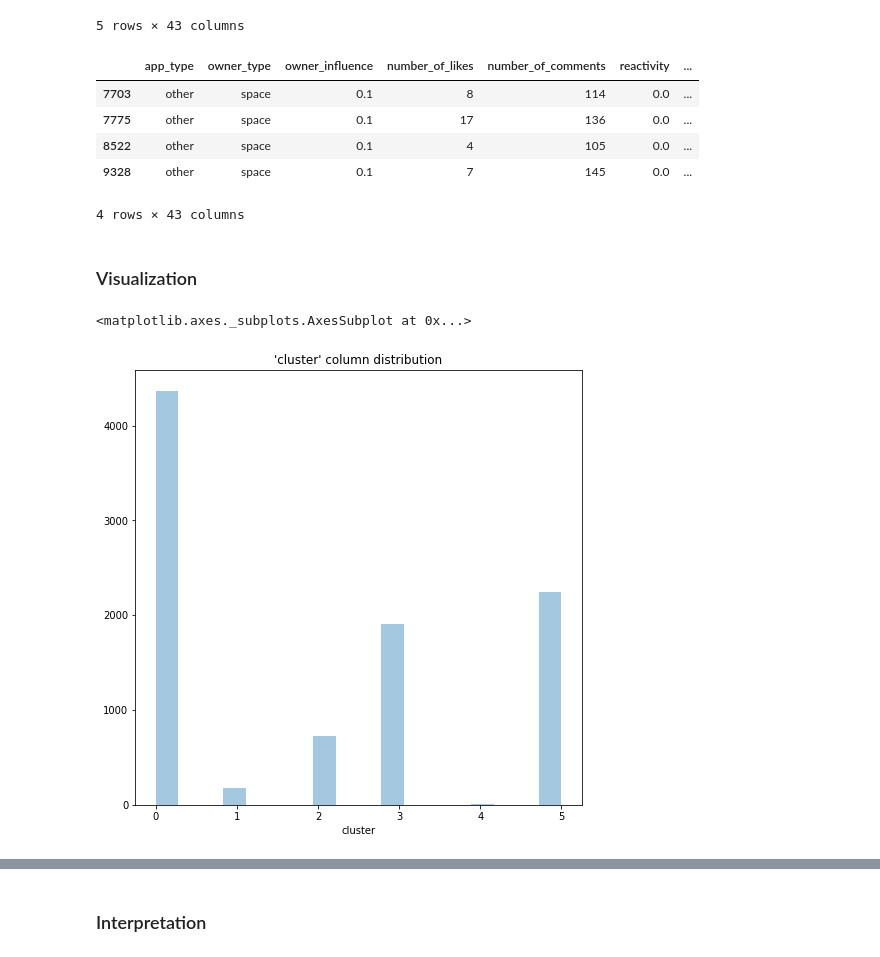
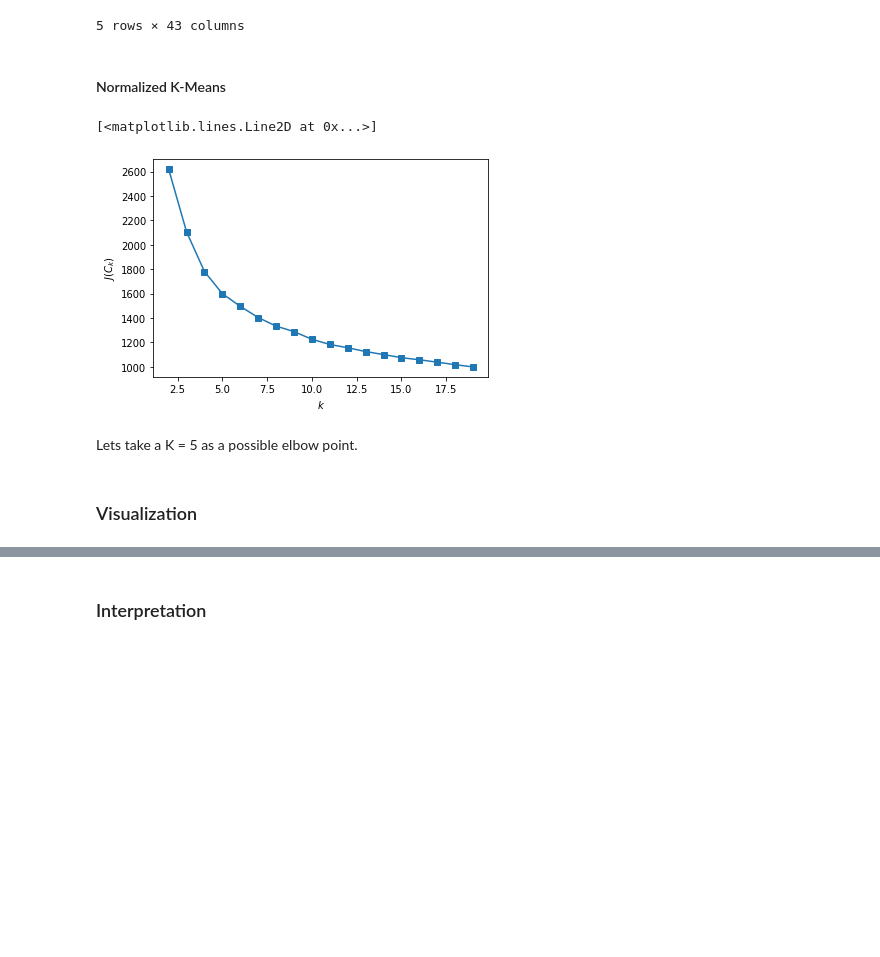
Before and after one commit to dmkirichen/unsup-news-relevancy, a Jupyter notebook: unsupervised_1hot.ipynb, the cells around one changed output, grey strips where cells are left out. Saved outputs shown, nothing was run; the diff lists cells and outputs as text; code cells hidden in the pictures; blank space fills up the shorter version.

```diff
--- a/unsupervised_1hot.ipynb
+++ b/unsupervised_1hot.ipynb
@@ -271,12 +287,16 @@ final_df.head()
 | 3 | other | space | 0.99949 | 0 | 0 | 0.00000 | ... |
 | 4 | other | space | 0.99949 | 0 | 0 | 0.00000 | ... |
 5 rows × 43 columns
-# %%
-final_df[final_df['cluster'] == 4]
-# %% [output]
-|  | app_type | owner_type | owner_influence | number_of_likes | number_of_comments | reactivity | ... |
-| 7703 | other | space | 0.1 | 8 | 114 | 0.0 | ... |
-| 7775 | other | space | 0.1 | 17 | 136 | 0.0 | ... |
-| 8522 | other | space | 0.1 | 4 | 105 | 0.0 | ... |
-| 9328 | other | space | 0.1 | 7 | 145 | 0.0 | ... |
-4 rows × 43 columns
+# %% [markdown]
+#### Normalized K-Means
+# %%
+scores = [KMeans(n_clusters=i+2).fit(normalized_vectors).inertia_ for i in range(18)]
+
+plt.xlabel('$k$')
+plt.ylabel('$J(C_k)$')
+plt.plot(range(2, 20), scores, marker='s')
+# %% [output]
+[<matplotlib.lines.Line2D at 0x...>]
+[figure, added]
+# %% [markdown]
+Lets take a K = 5 as a possible elbow point.
@@ -325,15 +362,5 @@ def plot_animation(df, label_column, name):
     ani = animation.FuncAnimation(fig, update, N, blit=False, interval=50)
     ani.save('{}.gif'.format(name), writer='imagemagick')
     plt.show()
-# %%
-# Looking at cluster column.
-
-plt.figure(figsize=(8, 8))
-plt.title("'cluster' column distribution")
-
-sns.distplot(final_df['cluster'], kde=False)
-# %% [output]
-<matplotlib.axes._subplots.AxesSubplot at 0x...>
-[figure, removed]
 # %%
 plt.figure(figsize=(10, 10))
```
Also changed, not shown: parts of 31 cells of this notebook, 13 other files.
